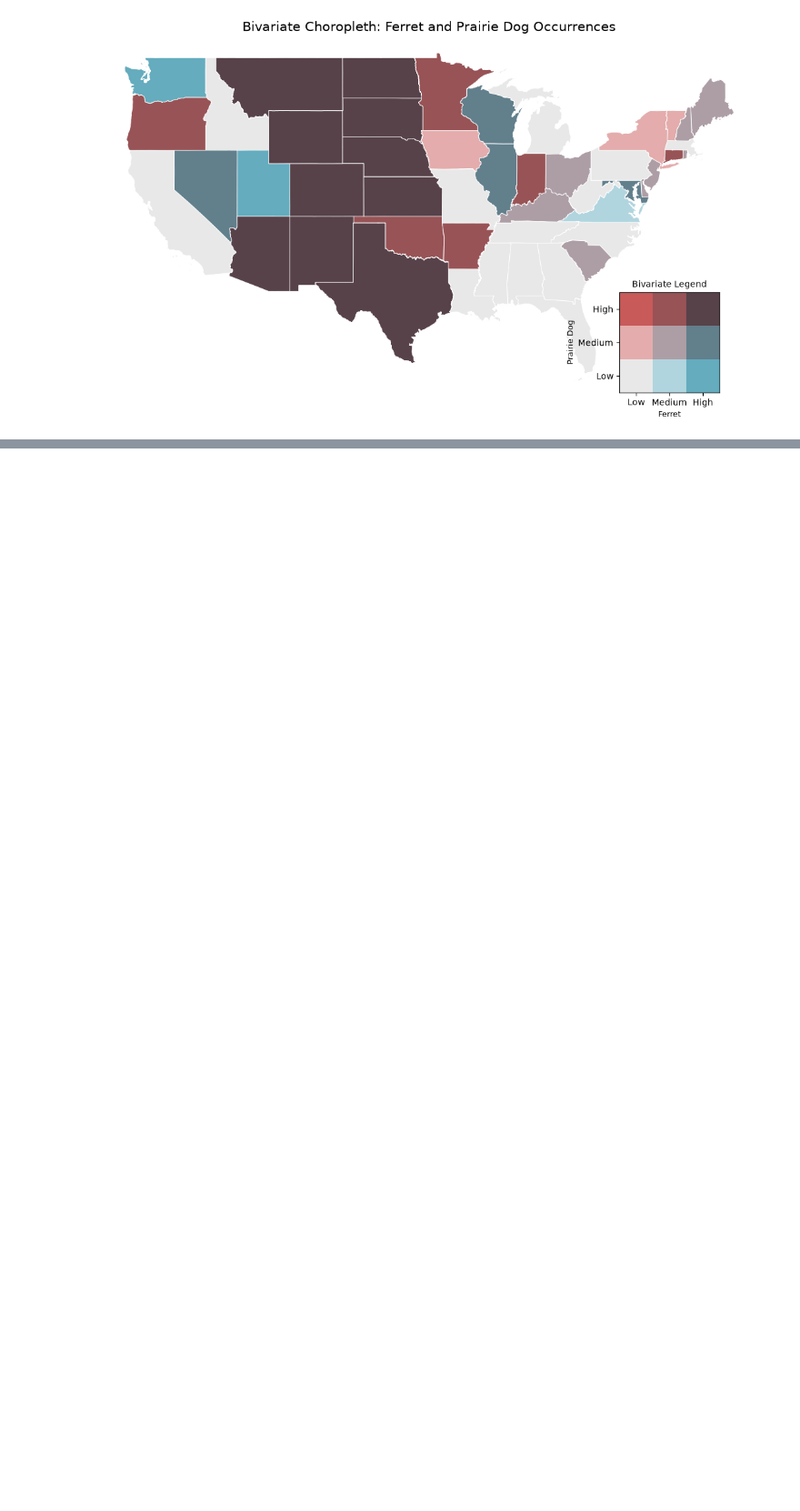
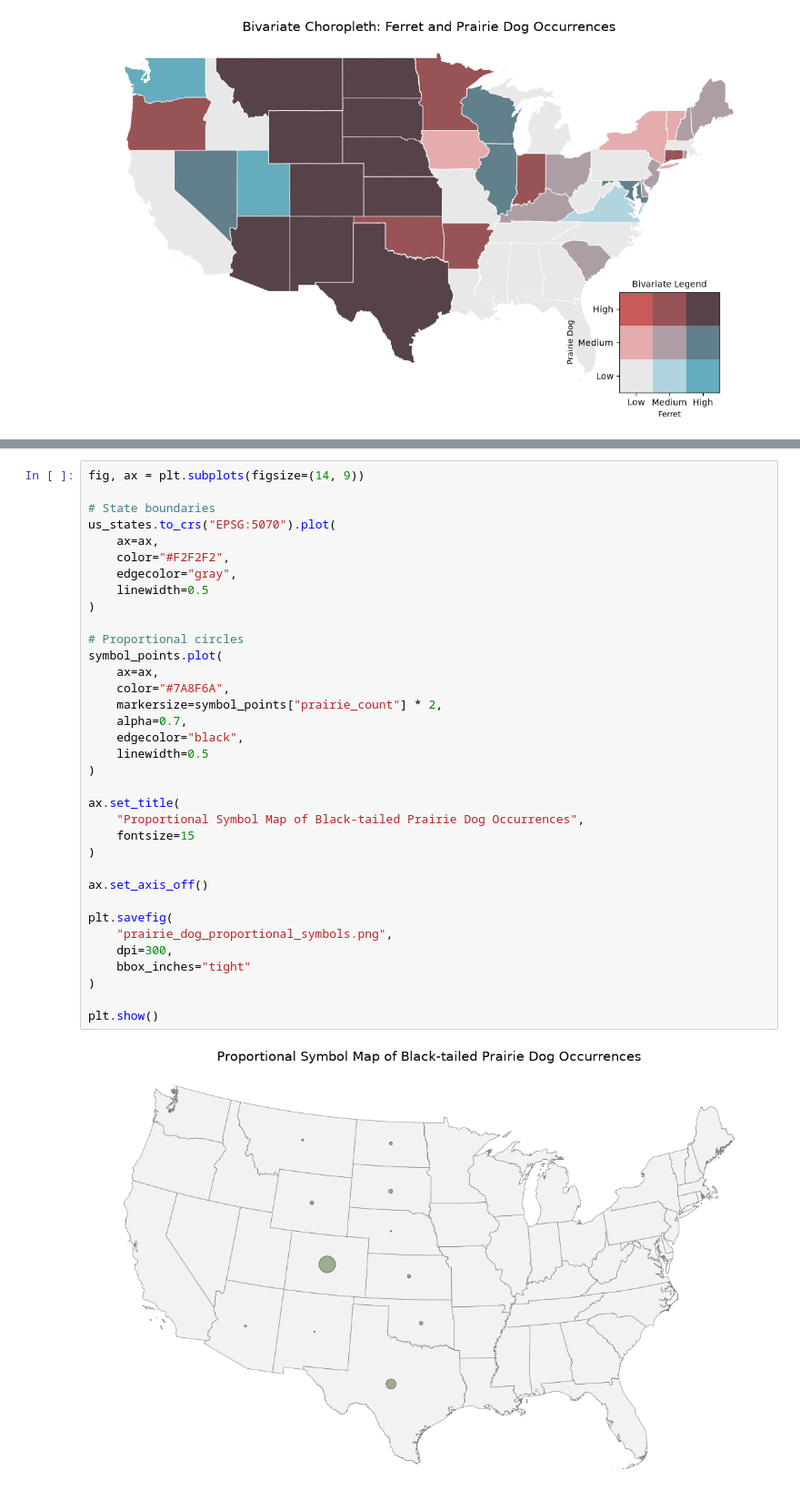
Before and after one commit to oliviapozytko/geog592-opozytko, a Jupyter notebook: homework/week08/homework08.ipynb, the cells around one changed output, grey strips where cells are left out. Shown at 91% size. Cells and saved outputs as stored; diff of their text form; blank space fills up the shorter version.

```diff
--- a/homework/week08/homework08.ipynb
+++ b/homework/week08/homework08.ipynb
@@ -546,0 +572,37 @@ plt.show()
+# %%
+fig, ax = plt.subplots(figsize=(14, 9))
+
+# State boundaries
+us_states.to_crs("EPSG:5070").plot(
+    ax=ax,
+    color="#F2F2F2",
+    edgecolor="gray",
+    linewidth=0.5
+)
+
+# Proportional circles
+symbol_points.plot(
+    ax=ax,
+    color="#7A8F6A",
+    markersize=symbol_points["prairie_count"] * 2,
+    alpha=0.7,
+    edgecolor="black",
+    linewidth=0.5
+)
+
+ax.set_title(
+    "Proportional Symbol Map of Black-tailed Prairie Dog Occurrences",
+    fontsize=15
+)
+
+ax.set_axis_off()
+
+plt.savefig(
+    "prairie_dog_proportional_symbols.png",
+    dpi=300,
+    bbox_inches="tight"
+)
+
+plt.show()
+# %% [output]
+[figure, added]
```
Also changed, not shown: parts of 8 cells of this notebook, 4 other files.
